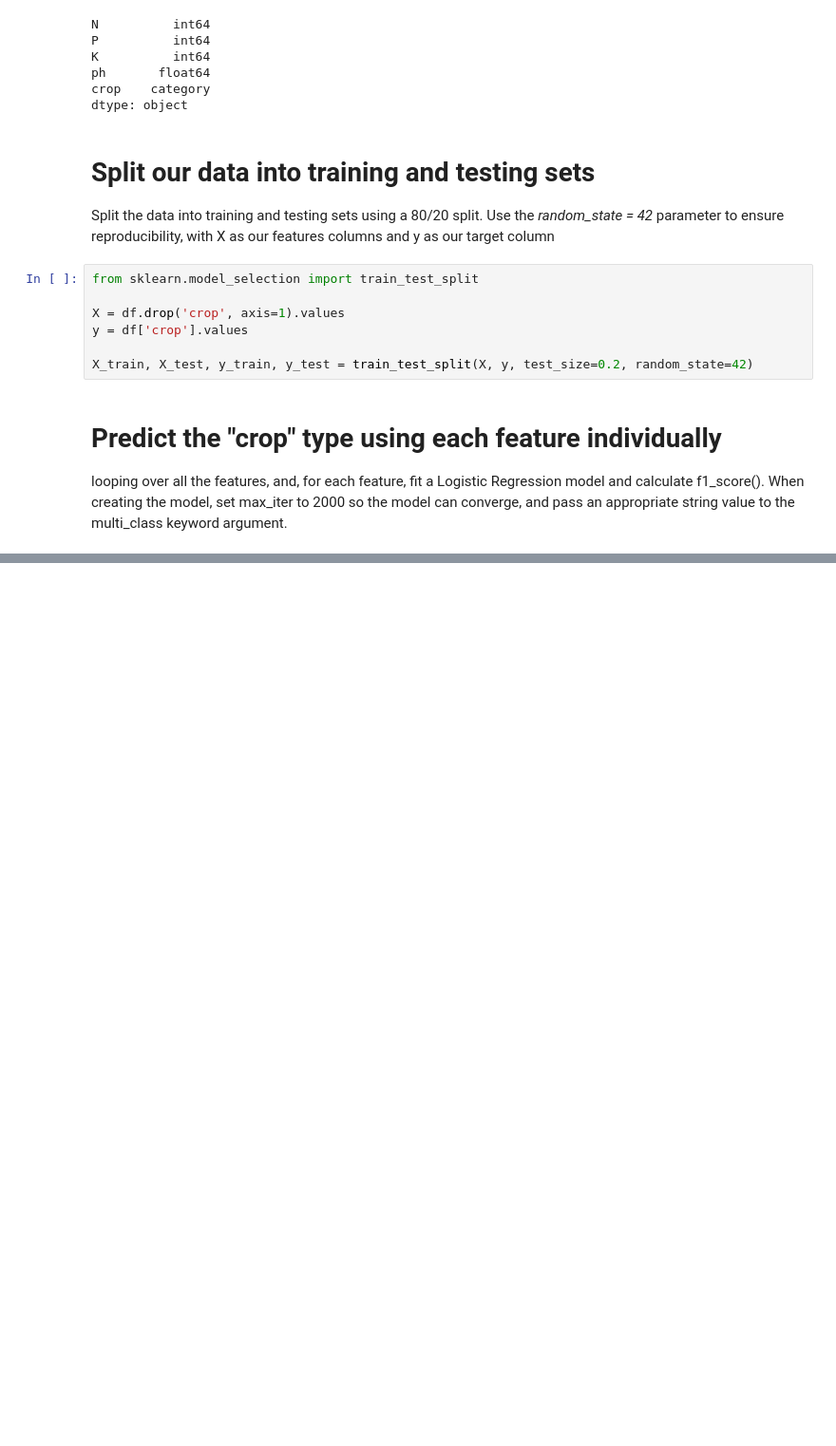
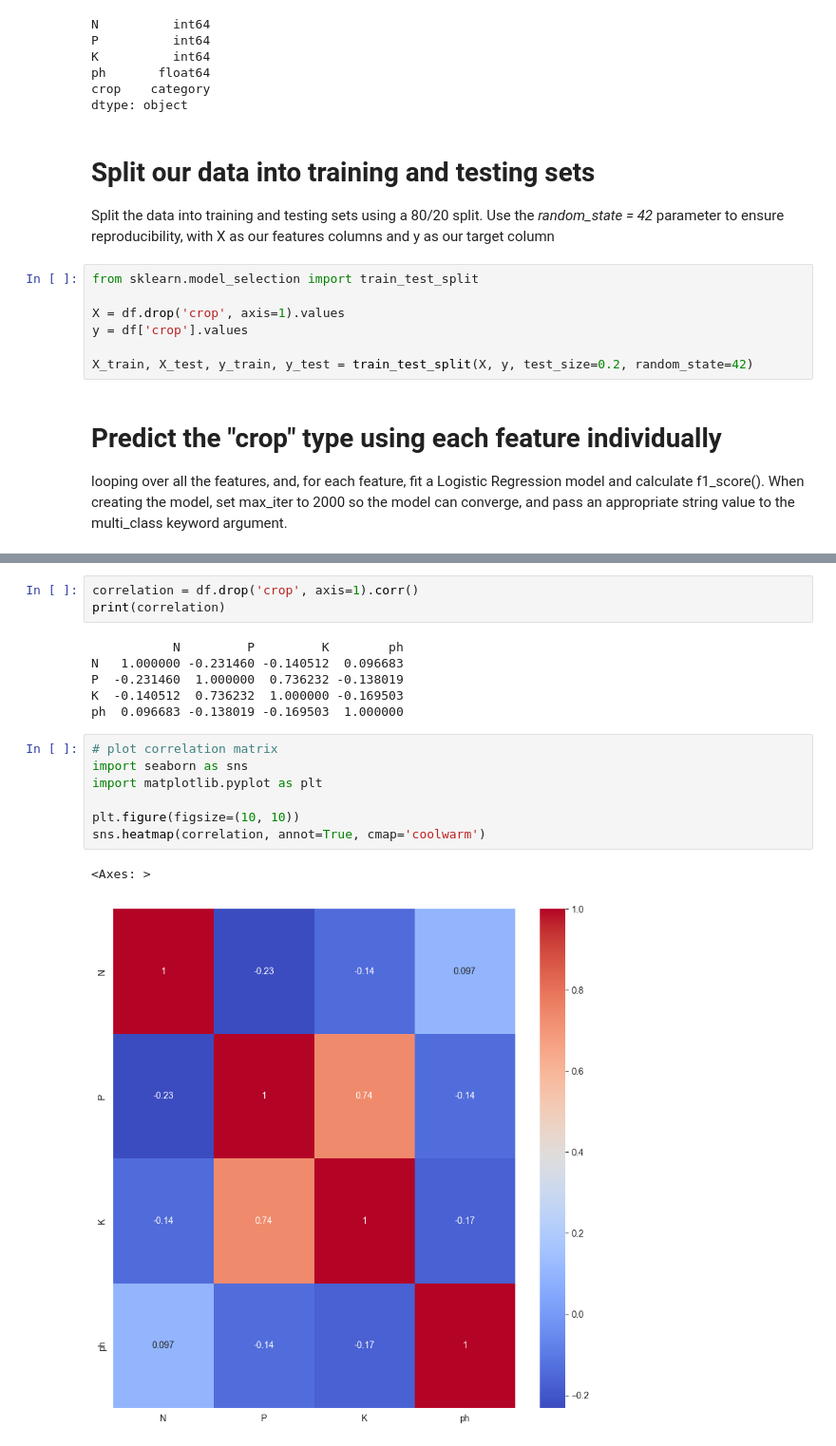
Before and after one commit to djshampz904/DATA-ENGINEERING, a Jupyter notebook: machine_learing_agriculture_project/agriculture_prediction.ipynb, the cells around one changed output, grey strips where cells are left out. Shown at 95% size. Cells and saved outputs as stored; diff of their text form; blank space fills up the shorter version.

```diff
--- a/machine_learing_agriculture_project/agriculture_prediction.ipynb
+++ b/machine_learing_agriculture_project/agriculture_prediction.ipynb
@@ -95,0 +117,19 @@ for feature in X_train.shape[1]:
+# %%
+correlation = df.drop('crop', axis=1).corr()
+print(correlation)
+# %% [output]
+           N         P         K        ph
+N   1.000000 -0.231460 -0.140512  0.096683
+P  -0.231460  1.000000  0.736232 -0.138019
+K  -0.140512  0.736232  1.000000 -0.169503
+ph  0.096683 -0.138019 -0.169503  1.000000
+# %%
+# plot correlation matrix
+import seaborn as sns
+import matplotlib.pyplot as plt
+
+plt.figure(figsize=(10, 10))
+sns.heatmap(correlation, annot=True, cmap='coolwarm')
+# %% [output]
+<Axes: >
+[figure, added]
```
Also changed, not shown: parts of 3 cells of this notebook.
